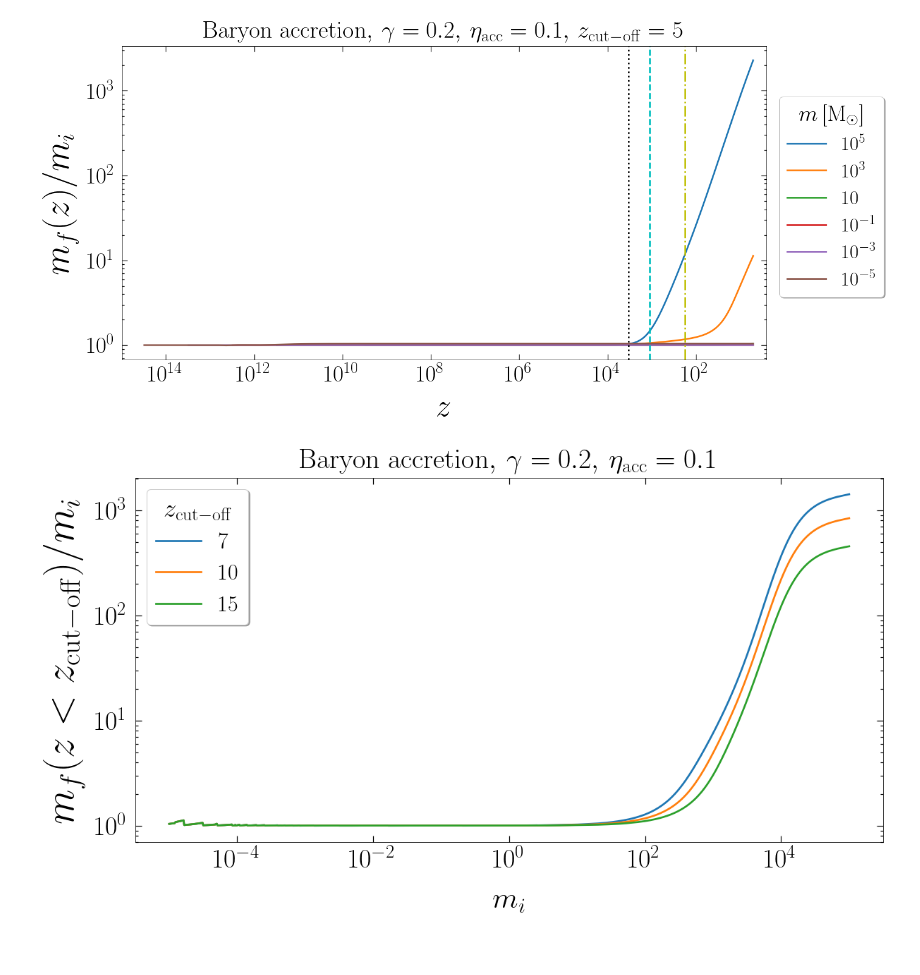
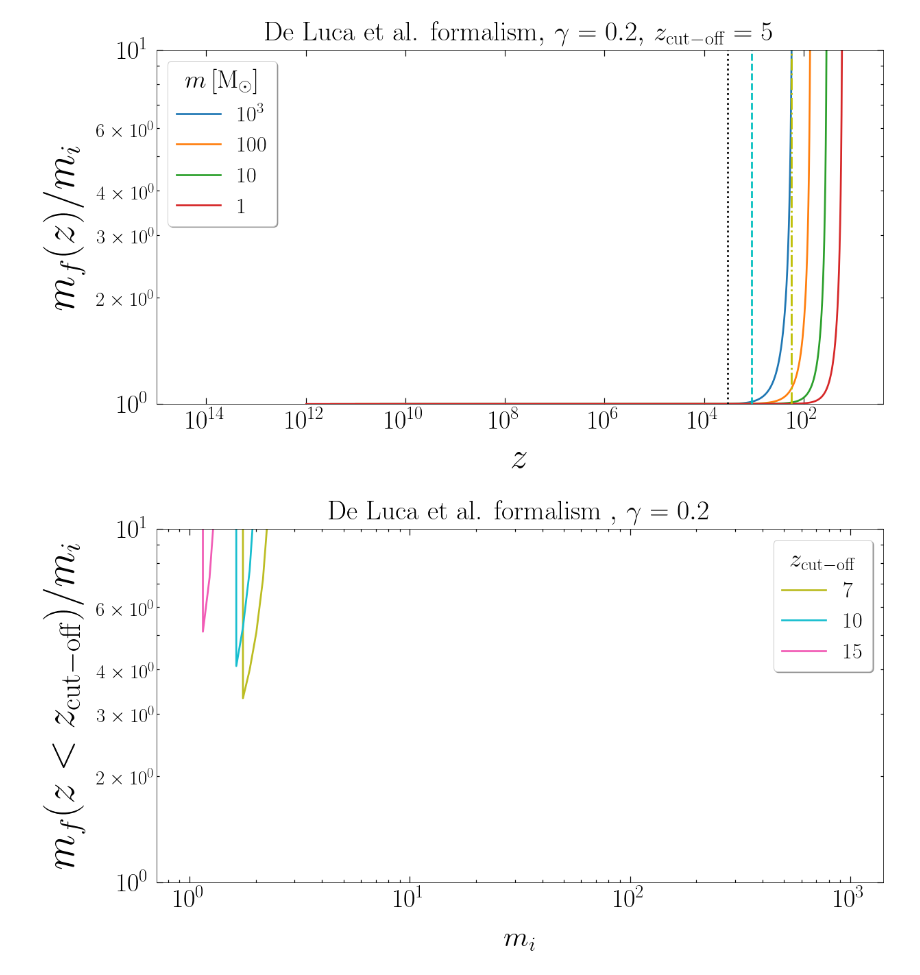
Before and after one commit to pratibhajangra591/project-2, a Jupyter notebook: m_acc_Luca.ipynb, the cells around one changed output. Cells and saved outputs as stored; diff of their text form; code cells hidden in the pictures; blank space fills up the shorter version.

```diff
--- a/m_acc_Luca.ipynb
+++ b/m_acc_Luca.ipynb
@@ -70,14 +71,14 @@ def m_acc_Luca(t, m):  #dimensionless accretion as eq. 22 of https://arxiv.org/p
 
     return  m_dot(z, m) *   m_dot_Edd(z, m) *  dt_dz(z)
 # %%
-# Baryon accretion as per Fig. 1 of Luca et. al https://arxiv.org/pdf/2003.12589.pdf
+# Baryon accretion as per as per eq. (10) and (11) of Luca et. al https://arxiv.org/pdf/2003.12589.pdf
 # to upto z_cut-off = 5.
 
 
-m_arr = np.geomspace(1e5, 1e-5, 6)
+m_arr = np.geomspace(1e3, 1, 4)
 
 
-colors = ['C0', 'C1','C2','C3','C4', 'C5']
+colors = ['C0', 'C1','C2','C3']
 fig,ax = plt.subplots(1, figsize = (19, 9.5))
 plt.rc('lines', linewidth = 2.7)
 plt.rcParams['font.family'] = 'serif'
@@ -139,51 +140,52 @@ for i, (m, color) in enumerate(zip(m_arr, colors)):
 
 
 
     T = np.concatenate((t1, t2, t3, t4, t5), axis=None)
     Y = np.concatenate((y1, y2, y3, y4, y5), axis=None)
 
     ax.loglog(T, (Y/m))
 
 
 
 
 
 
 plt.axvline(x = z_eq,  color = 'k',  linestyle = ':')
 plt.axvline(x = z_rec,  color = 'c',  linestyle = '--')
 plt.axvline(x = z_th,  color = 'y',  linestyle = '-.')
 ax.tick_params(axis='x', pad = 9.9)
 ax.tick_params(axis='y', pad = 9.9)
 
 
 plt.xticks(fontsize = 38)
 plt.yticks(fontsize = 38)
+ax.tick_params(axis = 'y', which = 'minor', labelsize = 29)
 plt.xlabel('$z$',fontsize = 52, labelpad = 14)
-plt.ylabel(r'$m_{f}(z)/m_{i} $',fontsize = 58, labelpad = 14)
-plt.legend(['$10^{5}$', r'$10^{3}$', '$10$',
-            '$10^{-1}$', '$10^{-3}$', r'$10^{-5}$'],
-           prop = {'size':32}, loc = (1.02, 0.2), shadow = True,
+plt.ylabel(r'$m_{f}(z)/m_{i} $',fontsize = 60, labelpad = 16)
+plt.legend(['$10^{3}$', r'$100$', '$10$',
+            '$1$'],
+           prop = {'size':32}, loc = 'upper left', shadow = True,
            title = '$m\, [\mathrm{M_{\odot}}]$' ,
            title_fontsize = 37, facecolor = 'white', fontsize = 65)
 plt.xlim(1e15, 0.5*z_cut)
 plt.xscale('log')
-plt.title(r'Baryon accretion$,\, \gamma = 0.2, \,\eta_\mathrm{acc} = 0.1, \, z_\mathrm{cut-off} = 5$', fontsize = 40, pad = 13)
+plt.title(r'De Luca et al. formalism$,\, \gamma = 0.2, \, z_\mathrm{cut-off} = 5$', fontsize = 40, pad = 13)
 plt.savefig('Luca_z_cutoff5.pdf', bbox_inches = 'tight')
 plt.show()
 # %% [output]
-[figure, old version]
+[figure, new version]
 # %%
-# Baryon accretion as per Fig. 1 of Luca et. al https://arxiv.org/pdf/2003.12589.pdf
-# for different values of z_cut-off.
+# Baryon accretion as per as per eq. (10) and (11) of Luca et. al https://arxiv.org/pdf/2003.12589.pdf
+# to upto z_cut-off = 5.
 # Here, m_f(z < z_cut-off)/m_i implies  m_f(z = z_cut-off)/m_i.
 
-m_spacing = 1000
-mi_arr = np.geomspace(1e-5, 1e5, m_spacing)
+m_spacing = 100
+mi_arr = np.geomspace(1, 1e3, m_spacing)
 
 
 
 
-colors = ['C0', 'C1','C2','C3','C4', 'C5']
+
 fig,ax = plt.subplots(1, figsize = (19, 9.5))
 plt.rc('lines', linewidth = 2.7)
 plt.rcParams['font.family'] = 'serif'
@@ -193,7 +195,7 @@ plt.tick_params(axis = 'both', right=True, top=True, which = 'major', width= 1.2
 
 z_cut_arr = np.array([7, 10, 15])
 mf_arr = np.zeros(len(mi_arr))
-colors = ['C0', 'C1', 'C2']
+colors = ['C8', 'C9',  '#f15bb5']
 plot_lines = []
 N = 10
 
@@ -252,26 +254,25 @@ for i, (z_cut, color) in enumerate(zip(z_cut_arr, colors)):
 
 
 
-    ax.loglog(mi_arr, np.divide(mf_arr, mi_arr))
+    ax.loglog(mi_arr, np.divide(mf_arr, mi_arr), color = color)
 
 
 
 
 ax.tick_params(axis='x', pad = 9.9)
 ax.tick_params(axis='y', pad = 9.9)
-ax.yaxis.set_tick_params(labelsize=20)
+ax.tick_params(axis = 'y', which = 'minor', labelsize = 29)
 plt.xticks(fontsize = 38)
 plt.yticks(fontsize = 38)
 plt.xlabel('$m_{i}$',fontsize = 43, labelpad = 20)
-plt.ylabel(r'$m_{f}(z < z_\mathrm{cut-off})/m_{i} $',fontsize = 58, labelpad = 14)
+plt.ylabel(r'$m_{f}(z < z_\mathrm{cut-off})/m_{i} $',fontsize = 60, labelpad = 16)
 plt.legend(['$7$', '$10$', '$15$'],
-           prop = {'size':32}, loc = 'upper left', shadow = True,
+           prop = {'size':32}, loc = 'upper right', shadow = True,
            title = '$z_\mathrm{cut-off}$' ,
            title_fontsize = 37, facecolor = 'white', fontsize = 65)
-#plt.xlim(1e16, 0.5*z_cut_off)
 plt.xscale('log')
-plt.title(r'Baryon accretion$,\, \gamma = 0.2, \,\eta_\mathrm{acc} = 0.1$', fontsize = 40, pad = 13)
+plt.title(r' De Luca et al. formalism $,\, \gamma = 0.2$', fontsize = 40, pad = 13)
 plt.savefig('Luca_z_diff_cutoff.pdf', bbox_inches = 'tight')
 plt.show()
 # %% [output]
-[figure, old version]
+[figure, new version]
```
Also changed, not shown: parts of 6 cells of this notebook, 1 other file.
